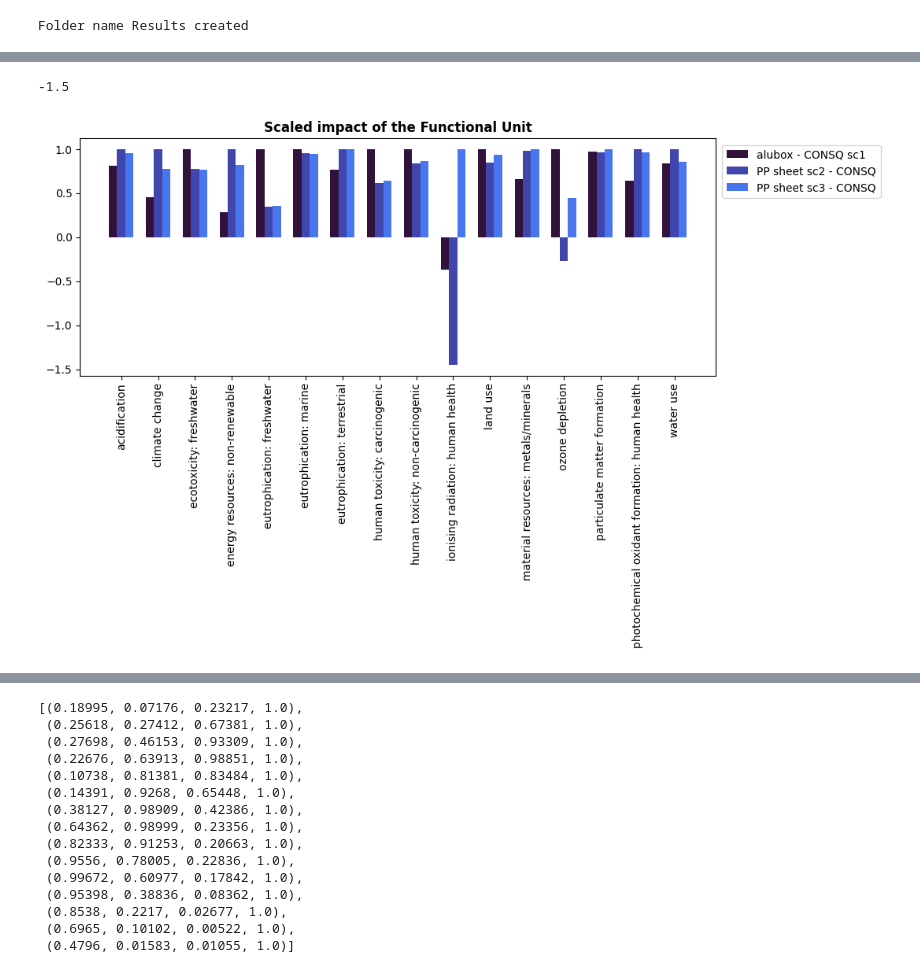
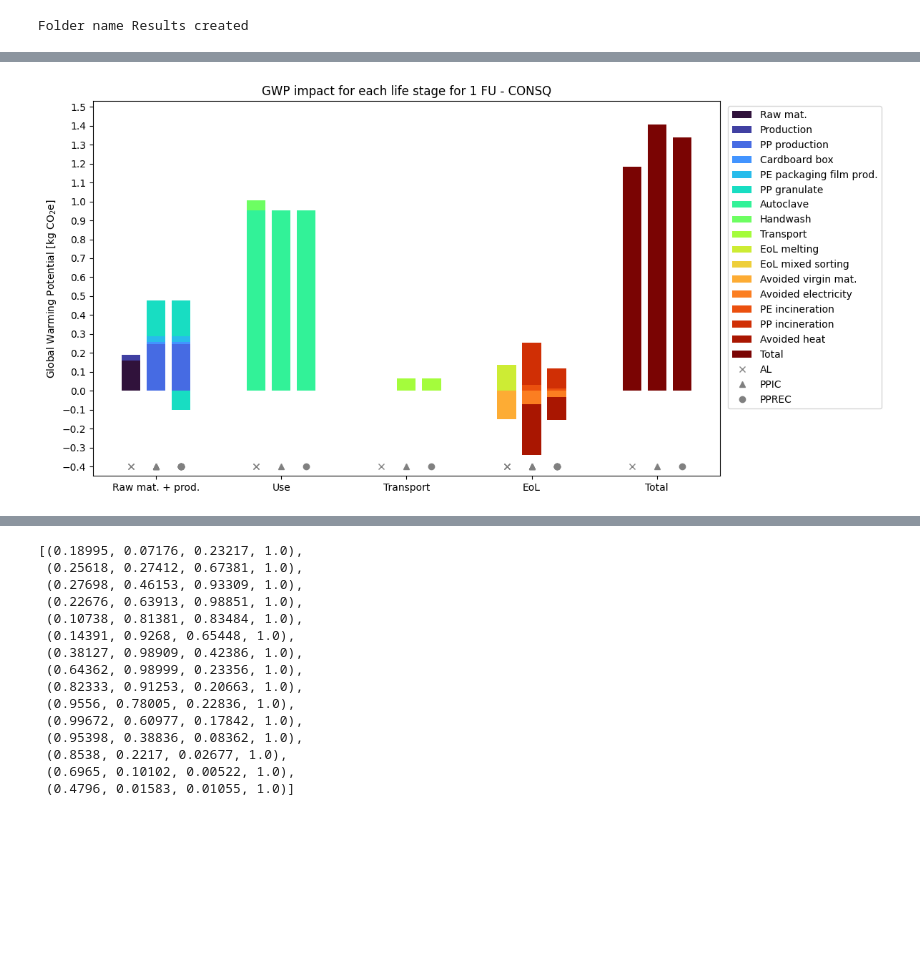
Before and after one commit to RuneWF/Single-use-vs-multi-use-in-health-care, a Jupyter notebook: Brighway/Ofir.ipynb, the cells around one changed output, grey strips where cells are left out. Drawn from its saved outputs; the diff is of its cells as text; code cells hidden in the pictures; blank space fills up the shorter version.

```diff
--- a/Brighway/Ofir.ipynb
+++ b/Brighway/Ofir.ipynb
@@ -219,36 +133,15 @@ Avoided heat -0.0702513863654861
 # %%
 # Categories definitions
 categories = ["Raw mat. + prod.", "Use", "Transport", "EoL", "Total"]
+
 category_mapping = {
-    "Raw mat. + prod.": ["PP production", "Cardboard box", "Scalpel", "Raw mat.", "Production"],
+    "Raw mat. + prod.": ["PP production", "Cardboard box", "Scalpel", "Raw mat.", "Production", "PE packaging film prod.", "PP granulate"],
     "Use": ["Autoclave", "disinfection", "Handwash", "Remanufacturing"],
     "Transport": ["Transport"],
     "EoL": ["PP incineration", "PE incineration", "Avoided heat", "Avoided electricity", "EoL melting", "EoL mixed sorting", "Avoided virgin mat."],
     "Total": ["Total"]
 }
 
-# Ensure the legend displays items in the category order
-ordered_legend = {key: [] for key in category_mapping}
-
-for x_lst in range(len(x_axis)):
-    for x in range(len(x_axis[x_lst])):
-
-        for key, item in category_mapping.items():
-                # print(x_axis[x_lst][x], item, x_axis[x_lst][x] in item)
-                if x_axis[x_lst][x] in item:
-                    # print(x_axis[x_lst][x], item, x_lst, x)
-                    ordered_legend[key].append(x_axis[x_lst][x])
-
-plot_legend = {key: [] for key in category_mapping}
-temp = []
-
-for key,value in ordered_legend.items():
-    #print(key, value)
-    for val in value:
-        if val not in temp:
-            temp.append(val)
-            # print(val)
-            plot_legend[key].append(val)
-
-
-colors = plot_colors(temp,'turbo')
+lp.gwp_lc_plot(df_GWP, flow_legend, category_mapping, colors, categories, save_dir, db_type)
+# %% [output]
+[figure, added]
@@ -264,37 +147,0 @@ def round_down(value):
-# %%
-round_down(-1.43)
-# %% [output]
--1.5
-# %%
-# Plotting
-fig, ax = plt.subplots(figsize=(9,7))
-
-num_processes = len(df_scaled)
-bar_width = 1/(len(index_list) + 1.5)
-index = np.arange(len(columns_to_plot))
-
-# Plotting each group of bars
-min_val = 0
-for i, process in enumerate(df_scaled.index):
-    values = df_scaled.loc[process, columns_to_plot].values
-    ax.bar((index + i * bar_width), values, bar_width, label=process, color=colors[i])
-    # print(min(values))
-    if min_val > min(values):
-        min_val = min(values)
-
-
-# Setting labels and title
-ax.set_title('Scaled impact of the Functional Unit',weight='bold')
-ax.set_xticks(index + bar_width )
-ax.set_xticklabels(plot_x_axis)
-plt.xticks(rotation=90)
-# plt.yticks(np.arange(-1.6, 1.01, step=0.2))
-# plt.ylim(-1.52,1.03)
-
-ax.legend(flow_legend,bbox_to_anchor=(1.01, .75, .25, 0), loc="lower left",
-            mode="expand", borderaxespad=0,  ncol=1)
-plt.tight_layout()
-plt.savefig(os.path.join(save_dir, f'scaled_impact_score_multi_{db_type}.jpg'), bbox_inches='tight')
-plt.show()
-# %% [output]
-[figure, removed]
```
Also changed, not shown: parts of 25 cells of this notebook, 9 other files.
